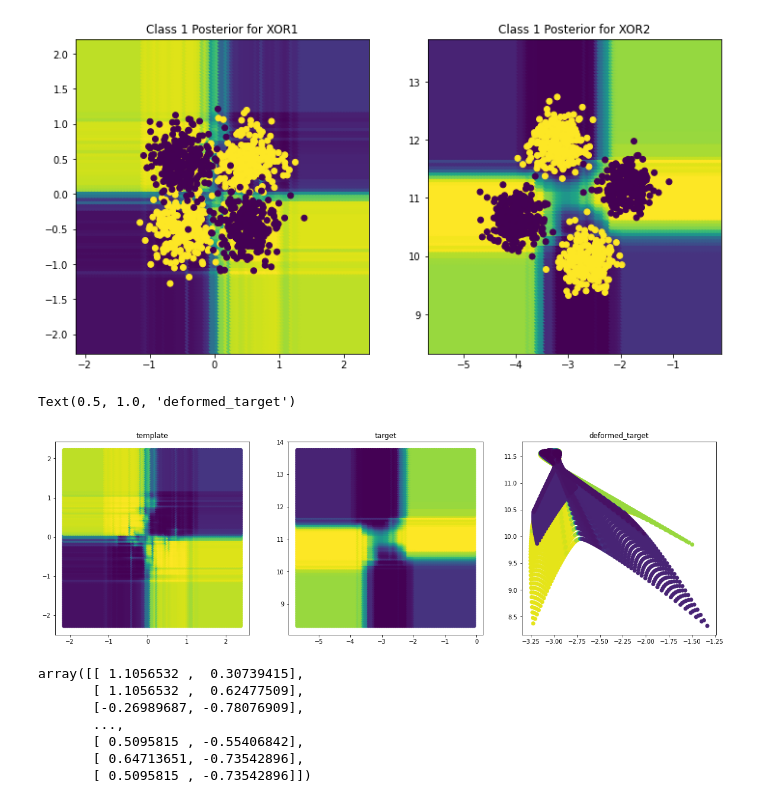
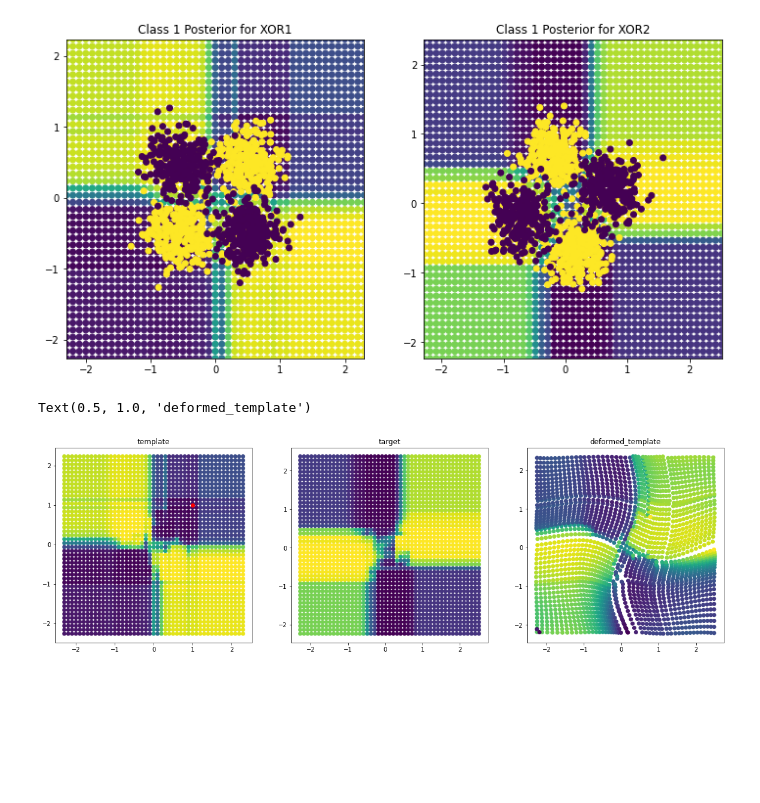
Before and after one commit to williamrxu/ndd-workspace, a Jupyter notebook: cpd_experiment.ipynb, the cells around one changed output. Saved outputs shown, nothing was run; the diff lists cells and outputs as text; code cells hidden in the pictures; blank space fills up the shorter version.

```diff
--- a/cpd_experiment.ipynb
+++ b/cpd_experiment.ipynb
@@ -51,21 +51,22 @@ def make_grid(X, h = 0.05, buffer = 1):
 # %%
 #Make XOR1 and 2
 X1, y1 = make_XOR(n_samples=1000)
-X2, y2 = make_XOR(n_samples=1000, cluster_center=[8,8], dist_from_center=0.75, theta_rotation=np.pi/3)
+X2, y2 = make_XOR(n_samples=1000, theta_rotation=np.pi/3)
 
 #Grid Setup for XOR1
-h = 0.05
-g = 100
+h = 0.10
+g = 30
 x1_min, x1_max = X1[:,0].min()-1, X1[:,0].max()+1
 y1_min, y1_max = X1[:,1].min()-1, X1[:,1].max()+1
-xx1, yy1 = np.meshgrid(np.linspace(x1_min, x1_max, g), np.linspace(y1_min, y1_max, g))
+#xx1, yy1 = np.meshgrid(np.linspace(x1_min, x1_max, g), np.linspace(y1_min, y1_max, g))
+xx1, yy1 = np.meshgrid(np.arange(x1_min, x1_max, h), np.arange(y1_min, y1_max, h))
 G1 = np.c_[xx1.ravel(), yy1.ravel()]
 
 #Grid Setup for XOR2
-h = 0.05
 x2_min, x2_max = X2[:,0].min()-1, X2[:,0].max()+1
 y2_min, y2_max = X2[:,1].min()-1, X2[:,1].max()+1
-xx2, yy2 = np.meshgrid(np.linspace(x2_min, x2_max, g), np.linspace(y2_min, y2_max, g))
+#xx2, yy2 = np.meshgrid(np.linspace(x2_min, x2_max, g), np.linspace(y2_min, y2_max, g))
+xx2, yy2 = np.meshgrid(np.arange(x2_min, x2_max, h), np.arange(y2_min, y2_max, h))
 G2 = np.c_[xx2.ravel(), yy2.ravel()]
 
 #Predicting for XOR1
@@ -91,46 +92,37 @@ plt.scatter(X2[:,0], X2[:,1], c=y2)
 plt.xlim(xx2.min(), xx2.max()); plt.ylim(yy2.min(), yy2.max());
 plt.title('Class 1 Posterior for XOR2');
 # %% [output]
-[figure, old version]
+[figure, new version]
 # %%
 #Registration
-template = np.c_[G1,ZZ1]
-#template = template[template[:,2].argsort()]
-#c1 = template[:,3]
-#template = template[:,:2]
-target = np.c_[G2,ZZ2]
-#target = target[target[:,2].argsort()]
-#c2 = target[:,3]
-#target = target[:,:2]
+template = np.c_[G1,ZZ1[:,0]]
+target = np.c_[G2,ZZ2[:,0]]
 
-af_reg = DeformableRegistration(X=target, Y=template, max_iterations=1)
-deformed_target = af_reg.register(target)
+af_reg = DeformableRegistration(X=target, Y=template, max_iterations=50)
+deformed_template = af_reg.register(template)
+# %%
+pt = [1,1, 0.9]
+
+deformed_pt =  af_reg.register(pt)
 # %%
 #plot
 plt.figure(figsize=(20,6))
 plt.subplot(131)
 plt.scatter(G1[:,0], G1[:,1], c=ZZ1[:,0])
+plt.scatter(pt[0], pt[1], c='red')
 plt.title("template")
 
 plt.subplot(132)
 plt.scatter(G2[:,0], G2[:,1], c=ZZ2[:,0])
 plt.title("target")
 
-z = deformed_target[0]
+z = deformed_template[0]
+d_pt = deformed_pt[0]
 
 plt.subplot(133)
-plt.scatter(z[:,0], z[:,1], c=c1)
-plt.title("deformed_target")
+plt.scatter(z[:,0], z[:,1], c=z[:,2])
+plt.scatter(d_pt[:,0], d_pt:,[1], c=d_pt[2])
+plt.title("deformed_template")
 # %% [output]
-Text(0.5, 1.0, 'deformed_target')
+Text(0.5, 1.0, 'deformed_template')
-[figure, old version]
+[figure, new version]
-# %%
-template
-# %% [output]
-array([[ 1.1056532 ,  0.30739415],
-       [ 1.1056532 ,  0.62477509],
-       [-0.26989687, -0.78076909],
-       ...,
-       [ 0.5095815 , -0.55406842],
-       [ 0.64713651, -0.73542896],
-       [ 0.5095815 , -0.73542896]])
```
Also changed, not shown: parts of 3 cells of this notebook.
